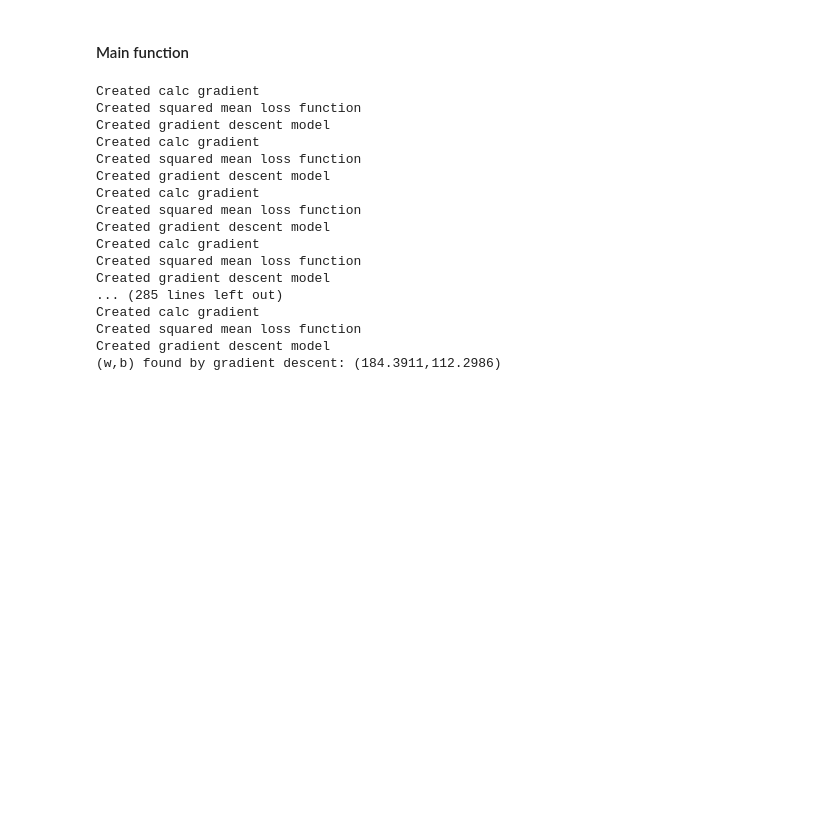
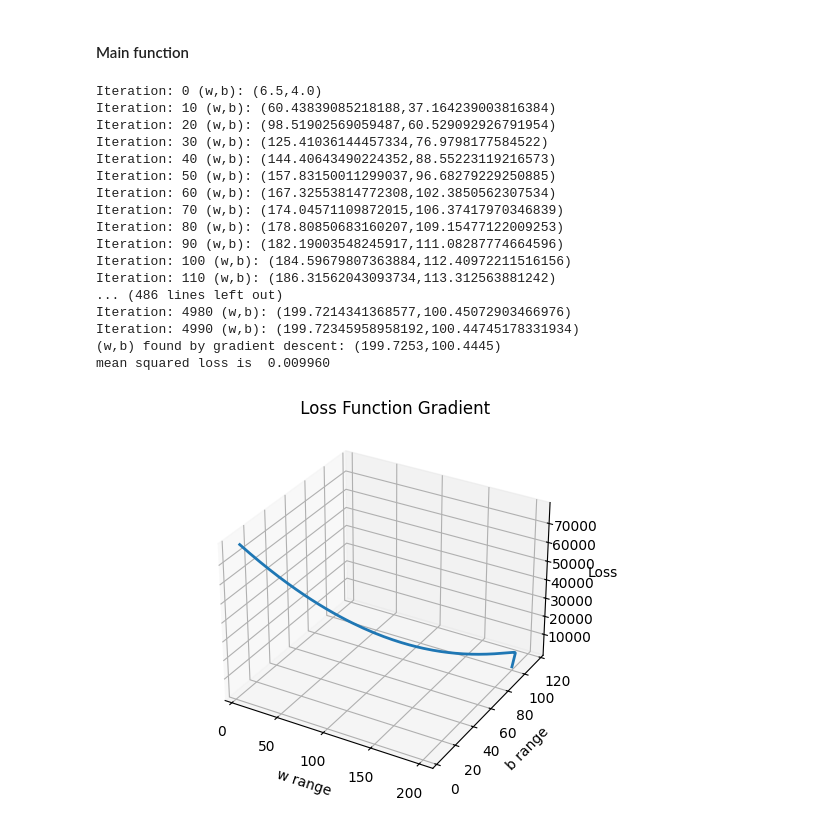
Before and after one commit to saadabuzaid/SupervisedML_Coursera, a Jupyter notebook: Week-1 Lab.ipynb, the cells around one changed output. Drawn from its saved outputs; the diff is of its cells as text; code cells hidden in the pictures; blank space fills up the shorter version.

Commit message:
Implementing plots and better logging

```diff
--- a/Week-1 Lab.ipynb
+++ b/Week-1 Lab.ipynb
@@ -62,29 +61,69 @@ def create_model(x, y, w_init, b_init, iterations, learning_rate):
+# %%
+def plot_loss_gradient(w,b,j_wb_hist):
+    x = np.array(w)
+    y = np.array(b)
+    z = np.array(j_wb_hist)
+
+    fig = plt.figure(1)
+    ax = plt.axes(projection='3d')
+    ax.set_title("                                     Loss Function Gradient                                ")
+    ax.set_xlabel("w range")
+    ax.set_ylabel("b range")
+    ax.set_zlabel("Loss")
+    ax.plot(x, y, z, linewidth=2)
+# %%
+def plot_final(x,y,w,b):
+
+    f_wb = np.zeros(len(x))
+    for i in range(len(x)):
+        f_wb[i] = w * x[i] + b
+    plt.figure(2)
+    plt.scatter(x, y, color="red",marker='x')
+    plt.plot(x, f_wb, color="black", linewidth=3)
+    plt.xlabel('x')
+    plt.ylabel('y')
+# %%
+def plot_cost_vs_iterations(j_wb_hist):
+    plt.figure(3)
+    plt.plot(range(len(j_wb_hist)),j_wb_hist)
+    plt.title('Cost vs Iterations')
+    plt.xlabel('# of iterations')
+    plt.ylabel('cost')
 # %% [markdown]
 #### Main function
 # %%
 x = np.array([1.0, 2.0])   #features
 y = np.array([300.0, 500.0])   #target value
+if(len(x) != len(y)):
+    print("List of features is not equal to outputs given in the dataset")
+    exit()
+
 w_init = 0
 b_init = 0
-iterations = 100
-learning_rate = 1.e-2
-w, b, j_wb_hist, wb_hist = create_model(x, y, w_init, b_init, iterations, learning_rate)
+iterations = 5000
+learning_rate = 0.01
+w, b, j_wb_hist, w_hist, b_hist = create_model(x, y, w_init, b_init, iterations, learning_rate,10)
 print(f"(w,b) found by gradient descent: ({w:8.4f},{b:8.4f})")
+print("mean squared loss is ",'{:.6f}'.format(calc_mean_squared_loss(x,y,w_hist[-1],b_hist[-1])))
+plot_loss_gradient(w_hist,b_hist,j_wb_hist)
+plot_cost_vs_iterations(j_wb_hist)
+plot_final(x,y,w,b)
 # %% [output]
-Created calc gradient
-Created squared mean loss function
-Created gradient descent model
-Created calc gradient
-Created squared mean loss function
-Created gradient descent model
-Created calc gradient
-Created squared mean loss function
-Created gradient descent model
-Created calc gradient
-Created squared mean loss function
-Created gradient descent model
-... (285 lines left out)
-Created calc gradient
-Created squared mean loss function
-Created gradient descent model
-(w,b) found by gradient descent: (184.3911,112.2986)
+Iteration: 0 (w,b): (6.5,4.0)
+Iteration: 10 (w,b): (60.43839085218188,37.164239003816384)
+Iteration: 20 (w,b): (98.51902569059487,60.529092926791954)
+Iteration: 30 (w,b): (125.41036144457334,76.9798177584522)
+Iteration: 40 (w,b): (144.40643490224352,88.55223119216573)
+Iteration: 50 (w,b): (157.83150011299037,96.68279229250885)
+Iteration: 60 (w,b): (167.32553814772308,102.3850562307534)
+Iteration: 70 (w,b): (174.04571109872015,106.37417970346839)
+Iteration: 80 (w,b): (178.80850683160207,109.15477122009253)
+Iteration: 90 (w,b): (182.19003548245917,111.08287774664596)
+Iteration: 100 (w,b): (184.59679807363884,112.40972211516156)
+Iteration: 110 (w,b): (186.31562043093734,113.312563881242)
+... (486 lines left out)
+Iteration: 4980 (w,b): (199.7214341368577,100.45072903466976)
+Iteration: 4990 (w,b): (199.72345958958192,100.44745178331934)
+(w,b) found by gradient descent: (199.7253,100.4445)
+mean squared loss is  0.009960
+[figure, added]
```
Also changed, not shown: parts of 6 cells of this notebook.
